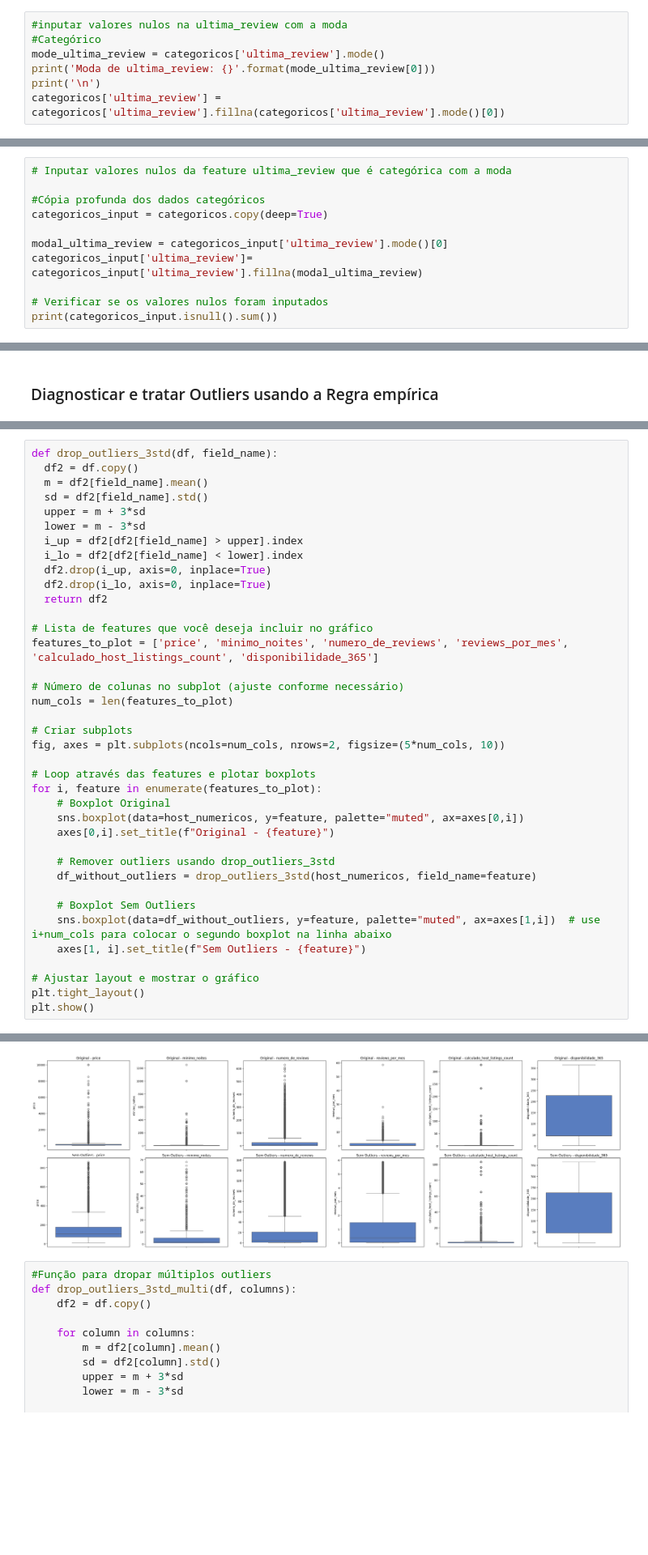
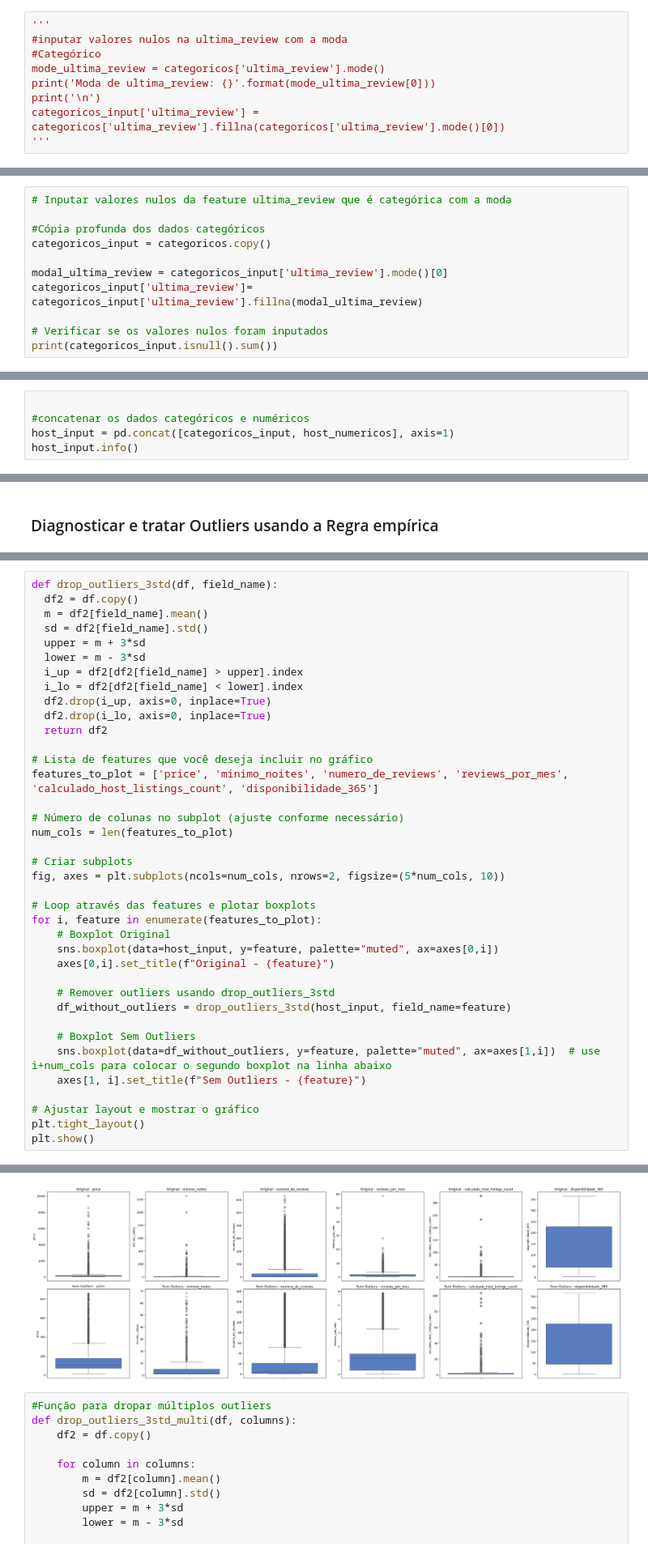
Before and after one commit to IanPerigoVianna/Lighthouse_DataScience, a Jupyter notebook: LH_CD_IAN_LUCAS_PERIGO_VIANNA.ipynb, the cells around one changed output, grey strips where cells are left out. Shown at 81% size. Cells and saved outputs as stored; diff of their text form; blank space fills up the shorter version.

```diff
--- a/LH_CD_IAN_LUCAS_PERIGO_VIANNA.ipynb
+++ b/LH_CD_IAN_LUCAS_PERIGO_VIANNA.ipynb
@@ -265,11 +241,13 @@ room_type         0.000000
 ultima_review    20.558760
 dtype: float64
 # %%
+'''
 #inputar valores nulos na ultima_review com a moda
 #Categórico
 mode_ultima_review = categoricos['ultima_review'].mode()
 print('Moda de ultima_review: {}'.format(mode_ultima_review[0]))
 print('\n')
-categoricos['ultima_review'] = categoricos['ultima_review'].fillna(categoricos['ultima_review'].mode()[0])
+categoricos_input['ultima_review'] = categoricos['ultima_review'].fillna(categoricos['ultima_review'].mode()[0])
+'''
 # %% [output]
 Moda de ultima_review: 2019-06-23
@@ -502,7 +472,7 @@ Moda de reviews_por_mes: 0.02
 # Inputar valores nulos da feature ultima_review que é categórica com a moda
 
 #Cópia profunda dos dados categóricos
-categoricos_input = categoricos.copy(deep=True)
+categoricos_input = categoricos.copy()
 
 modal_ultima_review = categoricos_input['ultima_review'].mode()[0]
 categoricos_input['ultima_review']= categoricos_input['ultima_review'].fillna(modal_ultima_review)
@@ -638,0 +609,5 @@ host_numericos.head()
+# %%
+
+#concatenar os dados categóricos e numéricos
+host_input = pd.concat([categoricos_input, host_numericos], axis=1)
+host_input.info()
@@ -691,11 +682,11 @@ fig, axes = plt.subplots(ncols=num_cols, nrows=2, figsize=(5*num_cols, 10))
 # Loop através das features e plotar boxplots
 for i, feature in enumerate(features_to_plot):
     # Boxplot Original
-    sns.boxplot(data=host_numericos, y=feature, palette="muted", ax=axes[0,i])
+    sns.boxplot(data=host_input, y=feature, palette="muted", ax=axes[0,i])
     axes[0,i].set_title(f"Original - {feature}")
 
     # Remover outliers usando drop_outliers_3std
-    df_without_outliers = drop_outliers_3std(host_numericos, field_name=feature)
+    df_without_outliers = drop_outliers_3std(host_input, field_name=feature)
 
     # Boxplot Sem Outliers
     sns.boxplot(data=df_without_outliers, y=feature, palette="muted", ax=axes[1,i])  # use i+num_cols para colocar o segundo boxplot na linha abaixo
@@ -719,10 +710,10 @@ Passing `palette` without assigning `hue` is deprecated and will be removed in v
 
 ... (31 lines left out)
 
 Passing `palette` without assigning `hue` is deprecated and will be removed in v0.14.0. Assign the `x` variable to `hue` and set `legend=False` for the same effect.
 
   sns.boxplot(data=df_without_outliers, y=feature, palette="muted", ax=axes[1,i])  # use i+num_cols para colocar o segundo boxplot na linha abaixo
-[figure, old version]
+[figure, new version]
 # %%
 #Função para dropar múltiplos outliers
 def drop_outliers_3std_multi(df, columns):
```
Also changed, not shown: parts of 62 cells of this notebook, 2 other files.
